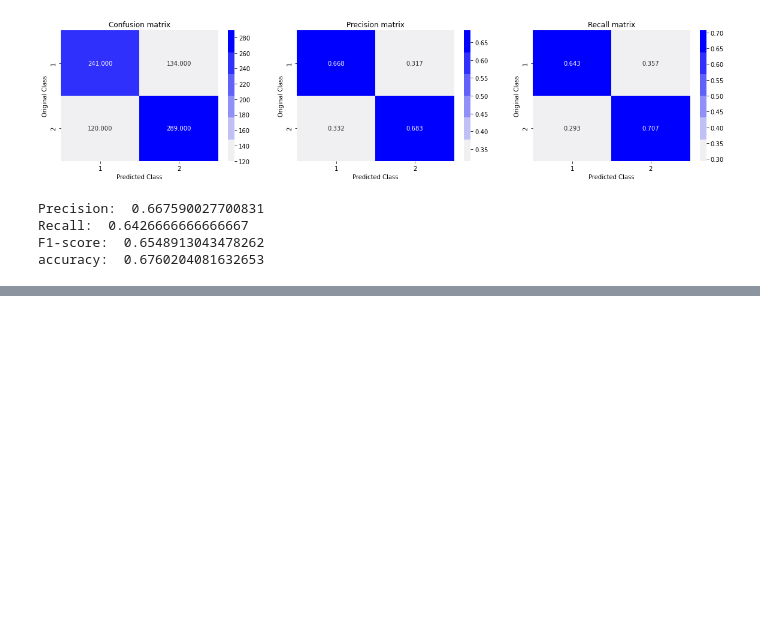
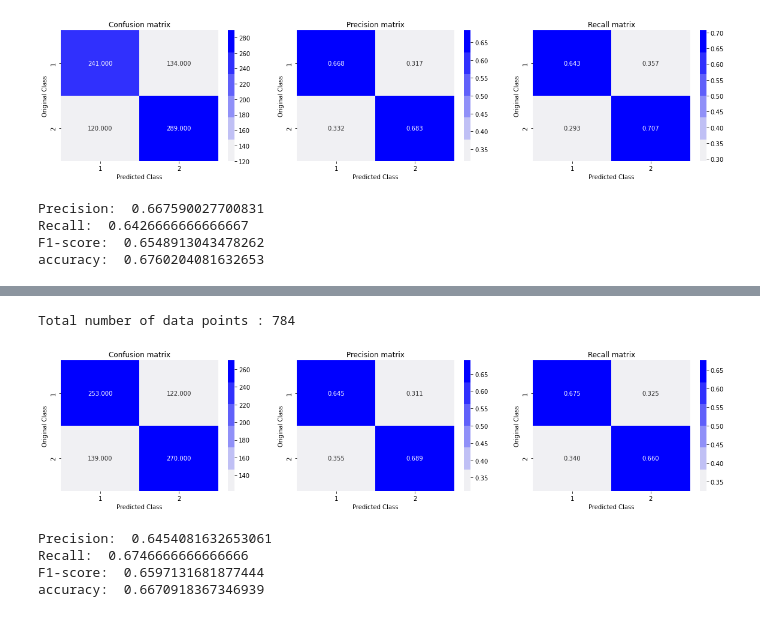
Before and after one commit to shreeramgs/depression_detector, a Jupyter notebook: Part 3 - Feature Extraction & Modelling.ipynb, the cells around one changed output, grey strips where cells are left out. Drawn from its saved outputs; the diff is of its cells as text; code cells hidden in the pictures; blank space fills up the shorter version.

```diff
--- a/Part 3 - Feature Extraction & Modelling.ipynb
+++ b/Part 3 - Feature Extraction & Modelling.ipynb
@@ -85,7 +85,7 @@ X_selected_features = best_features.transform(X_tfidf_train)
 X_test_selected_features = best_features.transform(X_tfidf_test)
 # %%
 #TF- IDF n - grams
-linear_model.fit(X_tfidf_train_n12, y_train)
+lm.fit(X_tfidf_train_n12, y_train)
 best_features_n12 = SelectFromModel(linear_model, prefit=True)
 X_selected_features_n12 = best_features_n12.transform(X_tfidf_train_n12)
 X_test_selected_features_n12 = best_features_n12.transform(X_tfidf_test_n12)
@@ -592,0 +556,18 @@ accuracy:  0.6760204081632653
+# %%
+import xgboost as xgb
+params = {}
+params['objective'] = 'binary:logistic'
+params['eval_metric'] = 'logloss'
+params['eta'] = 0.01
+params['max_depth'] = 6
+
+d_train = xgb.DMatrix(X_selected_features_n12, label=y_train)
+d_test = xgb.DMatrix(X_test_selected_features_n12, label=y_test)
+
+watchlist = [(d_train, 'train'), (d_test, 'valid')]
+
+bst = xgb.train(params, d_train, 500, watchlist, early_stopping_rounds=25, verbose_eval=15)
+
+xgdmat = xgb.DMatrix(X_selected_features_n12,y_train)
+predict_y = bst.predict(d_test)
+print("The test log loss is:",log_loss(y_test, predict_y, labels=clf.classes_))
@@ -592,0 +592,20 @@ accuracy:  0.6760204081632653
+# %%
+predicted_y =np.array(predict_y>0.5,dtype=int)
+print("Total number of data points :", len(predicted_y))
+plot_confusionmatrix(y_test, predicted_y)
+# %% [output]
+Total number of data points : 784
+[figure, added]
+# %%
+results = metrics.precision_recall_fscore_support(y_test, predicted_y)
+accuracy = metrics.accuracy_score(y_test, predicted_y)
+
+print("Precision: " , results[0][0])
+print("Recall: ", results[1][0])
+print("F1-score: ", results[2][0])
+print("accuracy: ", accuracy)
+# %% [output]
+Precision:  0.6454081632653061
+Recall:  0.6746666666666666
+F1-score:  0.6597131681877444
+accuracy:  0.6670918367346939
```
Also changed, not shown: parts of 20 cells of this notebook.
